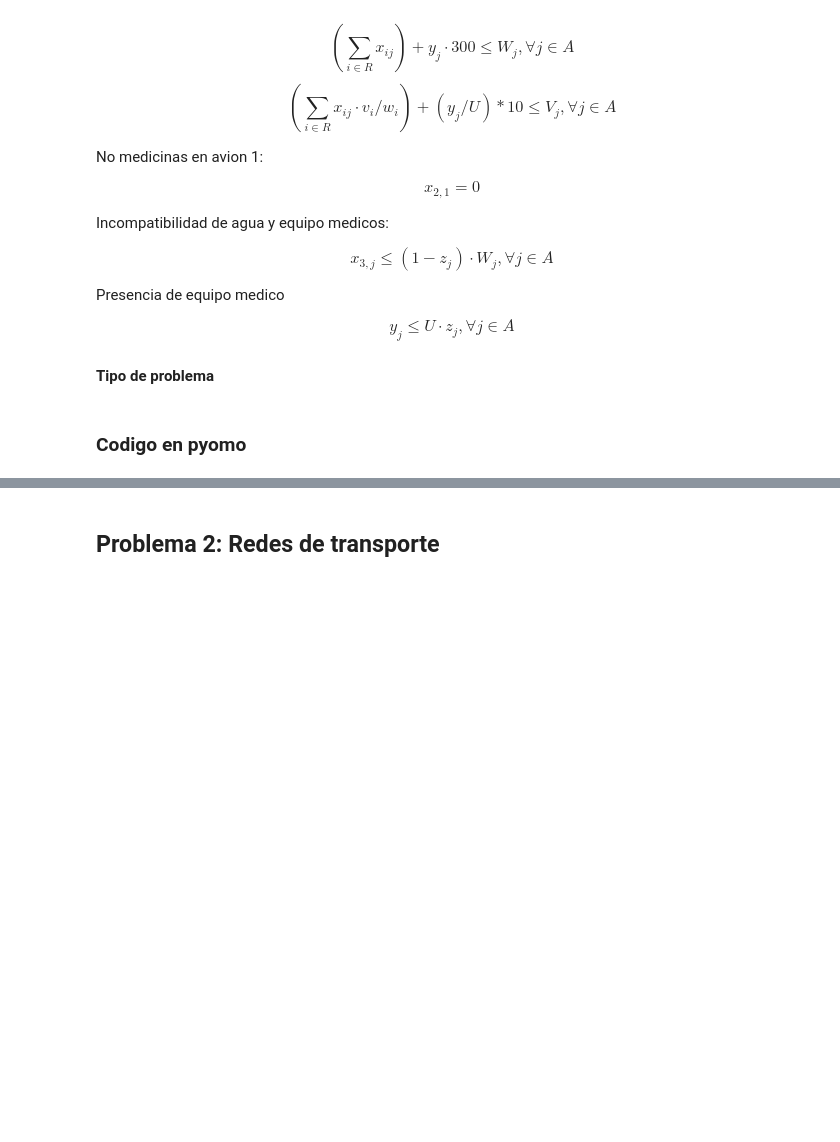
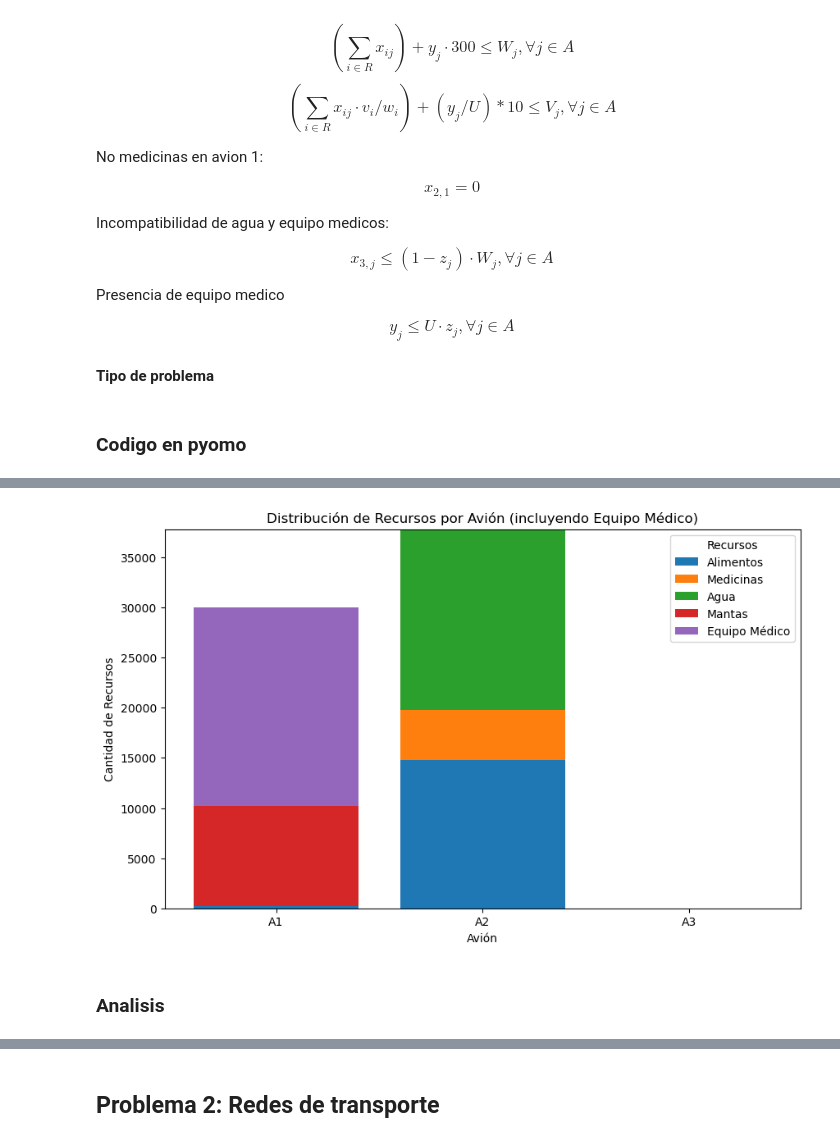
Before and after one commit to SamuelHernandez5/MOS-Actividades, a Jupyter notebook: Labs/Lab2/Punto_1_2.ipynb, the cells around one changed output, grey strips where cells are left out. Drawn from its saved outputs; the diff is of its cells as text; code cells hidden in the pictures; blank space fills up the shorter version.

```diff
--- a/Labs/Lab2/Punto_1_2.ipynb
+++ b/Labs/Lab2/Punto_1_2.ipynb
@@ -308,0 +291,27 @@ plt.show()
+# %%
+# Datos para la gráfica de distribución de recursos, incluyendo equipo médico
+asignaciones = np.zeros((len(aviones_lista), len(recursos_lista)))
+
+# Llenamos la matriz con las asignaciones de recursos
+for i, recurso in enumerate(recursos_lista[:-1]):  # Para los recursos
+    for j, avion in enumerate(aviones_lista):
+        asignaciones[j, i] = model.x[recurso, avion].value
+#Para el equipo medico
+for j, avion in enumerate(aviones_lista):
+    asignaciones[j, -1] = model.y[avion].value * 300
+
+# Crear la gráfica de barras apiladas
+fig, ax = plt.subplots(figsize=(10, 6))
+ax.bar(aviones_lista, asignaciones[:, 0], label=recursos_lista[0])
+for i in range(1, len(recursos_lista)):
+    ax.bar(aviones_lista, asignaciones[:, i], bottom=np.sum(asignaciones[:, :i], axis=1), label=recursos_lista[i])
+
+ax.set_xlabel('Avión')
+ax.set_ylabel('Cantidad de Recursos')
+ax.set_title('Distribución de Recursos por Avión (incluyendo Equipo Médico)')
+ax.legend(title='Recursos')
+plt.show()
+# %% [output]
+[figure, added]
+# %% [markdown]
+### Analisis
```
Also changed, not shown: parts of 12 cells of this notebook.
